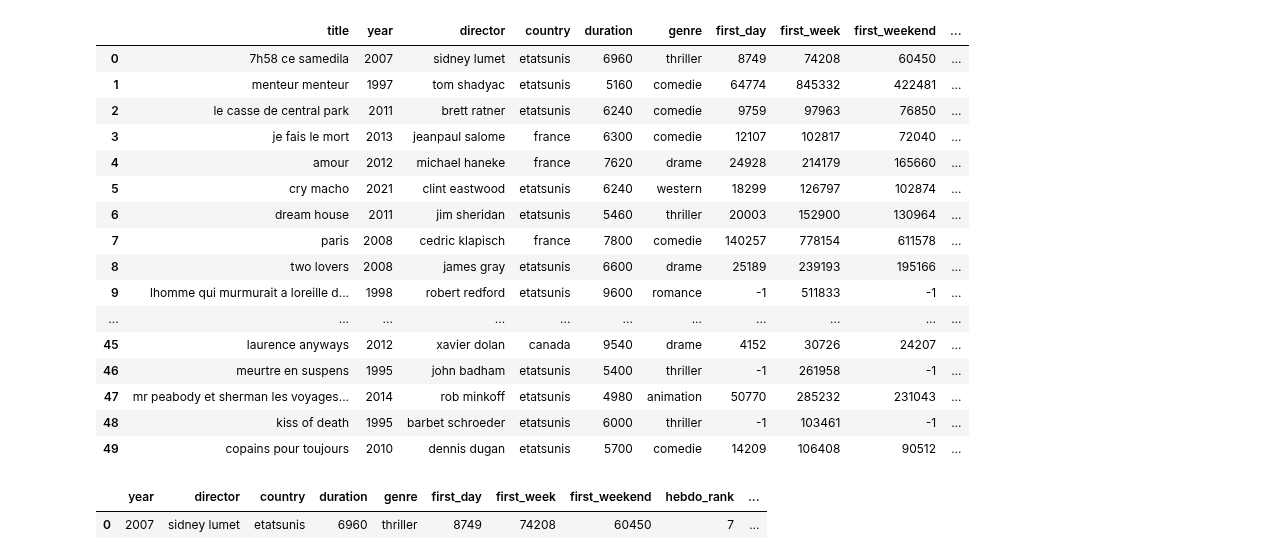
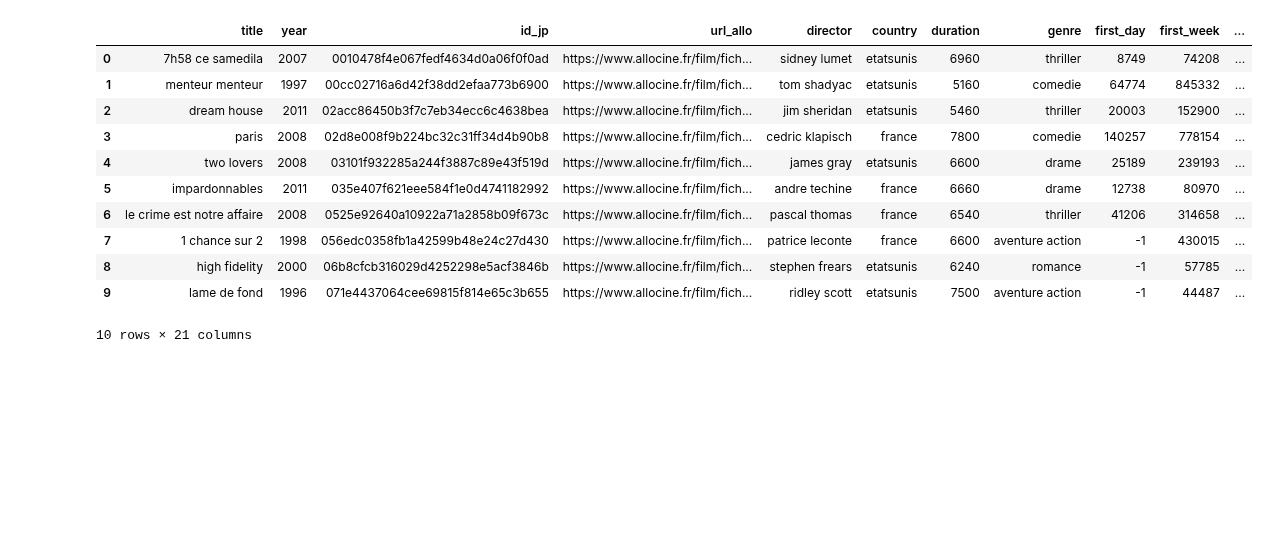
Before and after one commit to AFlo59/Brief_Popularity_Film, a Jupyter notebook: nettoyage/nettoyage.ipynb, the cells around one changed output. Saved outputs shown, nothing was run; the diff lists cells and outputs as text; code cells hidden in the pictures; blank space fills up the shorter version.

```diff
--- a/nettoyage/nettoyage.ipynb
+++ b/nettoyage/nettoyage.ipynb
@@ -1,35 +1,27 @@
 # %%
 import pandas as pd
 import numpy as np
 from sklearn.impute import KNNImputer
 
 
-df = pd.read_csv('../../films_db.csv')
-df.head(50)
+df = pd.read_csv('../../films_db2.csv')
+df.head(10)
 # %% [output]
-|  | title | year | director | country | duration | genre | first_day | first_week | first_weekend | ... |
-| 0 | 7h58 ce samedila | 2007 | sidney lumet | etatsunis | 6960 | thriller | 8749 | 74208 | 60450 | ... |
-| 1 | menteur menteur | 1997 | tom shadyac | etatsunis | 5160 | comedie | 64774 | 845332 | 422481 | ... |
-| 2 | le casse de central park | 2011 | brett ratner | etatsunis | 6240 | comedie | 9759 | 97963 | 76850 | ... |
-| 3 | je fais le mort | 2013 | jeanpaul salome | france | 6300 | comedie | 12107 | 102817 | 72040 | ... |
-| 4 | amour | 2012 | michael haneke | france | 7620 | drame | 24928 | 214179 | 165660 | ... |
-| 5 | cry macho | 2021 | clint eastwood | etatsunis | 6240 | western | 18299 | 126797 | 102874 | ... |
-| 6 | dream house | 2011 | jim sheridan | etatsunis | 5460 | thriller | 20003 | 152900 | 130964 | ... |
-| 7 | paris | 2008 | cedric klapisch | france | 7800 | comedie | 140257 | 778154 | 611578 | ... |
-| 8 | two lovers | 2008 | james gray | etatsunis | 6600 | drame | 25189 | 239193 | 195166 | ... |
-| 9 | lhomme qui murmurait a loreille d... | 1998 | robert redford | etatsunis | 9600 | romance | -1 | 511833 | -1 | ... |
-| ... | ... | ... | ... | ... | ... | ... | ... | ... | ... | ... |
-| 45 | laurence anyways | 2012 | xavier dolan | canada | 9540 | drame | 4152 | 30726 | 24207 | ... |
-| 46 | meurtre en suspens | 1995 | john badham | etatsunis | 5400 | thriller | -1 | 261958 | -1 | ... |
-| 47 | mr peabody et sherman les voyages... | 2014 | rob minkoff | etatsunis | 4980 | animation | 50770 | 285232 | 231043 | ... |
-| 48 | kiss of death | 1995 | barbet schroeder | etatsunis | 6000 | thriller | -1 | 103461 | -1 | ... |
-| 49 | copains pour toujours | 2010 | dennis dugan | etatsunis | 5700 | comedie | 14209 | 106408 | 90512 | ... |
+|  | title | year | id_jp | url_allo | director | country | duration | genre | first_day | first_week | ... |
+| 0 | 7h58 ce samedila | 2007 | 0010478f4e067fedf4634d0a06f0f0ad | https://www.allocine.fr/film/fich... | sidney lumet | etatsunis | 6960 | thriller | 8749 | 74208 | ... |
+| 1 | menteur menteur | 1997 | 00cc02716a6d42f38dd2efaa773b6900 | https://www.allocine.fr/film/fich... | tom shadyac | etatsunis | 5160 | comedie | 64774 | 845332 | ... |
+| 2 | dream house | 2011 | 02acc86450b3f7c7eb34ecc6c4638bea | https://www.allocine.fr/film/fich... | jim sheridan | etatsunis | 5460 | thriller | 20003 | 152900 | ... |
+| 3 | paris | 2008 | 02d8e008f9b224bc32c31ff34d4b90b8 | https://www.allocine.fr/film/fich... | cedric klapisch | france | 7800 | comedie | 140257 | 778154 | ... |
+| 4 | two lovers | 2008 | 03101f932285a244f3887c89e43f519d | https://www.allocine.fr/film/fich... | james gray | etatsunis | 6600 | drame | 25189 | 239193 | ... |
+| 5 | impardonnables | 2011 | 035e407f621eee584f1e0d4741182992 | https://www.allocine.fr/film/fich... | andre techine | france | 6660 | drame | 12738 | 80970 | ... |
+| 6 | le crime est notre affaire | 2008 | 0525e92640a10922a71a2858b09f673c | https://www.allocine.fr/film/fich... | pascal thomas | france | 6540 | thriller | 41206 | 314658 | ... |
+| 7 | 1 chance sur 2 | 1998 | 056edc0358fb1a42599b48e24c27d430 | https://www.allocine.fr/film/fich... | patrice leconte | france | 6600 | aventure action | -1 | 430015 | ... |
+| 8 | high fidelity | 2000 | 06b8cfcb316029d4252298e5acf3846b | https://www.allocine.fr/film/fich... | stephen frears | etatsunis | 6240 | romance | -1 | 57785 | ... |
+| 9 | lame de fond | 1996 | 071e4437064cee69815f814e65c3b655 | https://www.allocine.fr/film/fich... | ridley scott | etatsunis | 7500 | aventure action | -1 | 44487 | ... |
+10 rows × 21 columns
 # %%
-df = df.drop(["title","visa"],axis=1)
-df.head(1)
+# df = df.drop(["title","visa"],axis=1)
+# df.head(15)
-# %% [output]
-|  | year | director | country | duration | genre | first_day | first_week | first_weekend | hebdo_rank | ... |
-| 0 | 2007 | sidney lumet | etatsunis | 6960 | thriller | 8749 | 74208 | 60450 | 7 | ... |
 # %%
 df.nunique()
 # %% [output]
```
Also changed, not shown: parts of 6 cells of this notebook.
